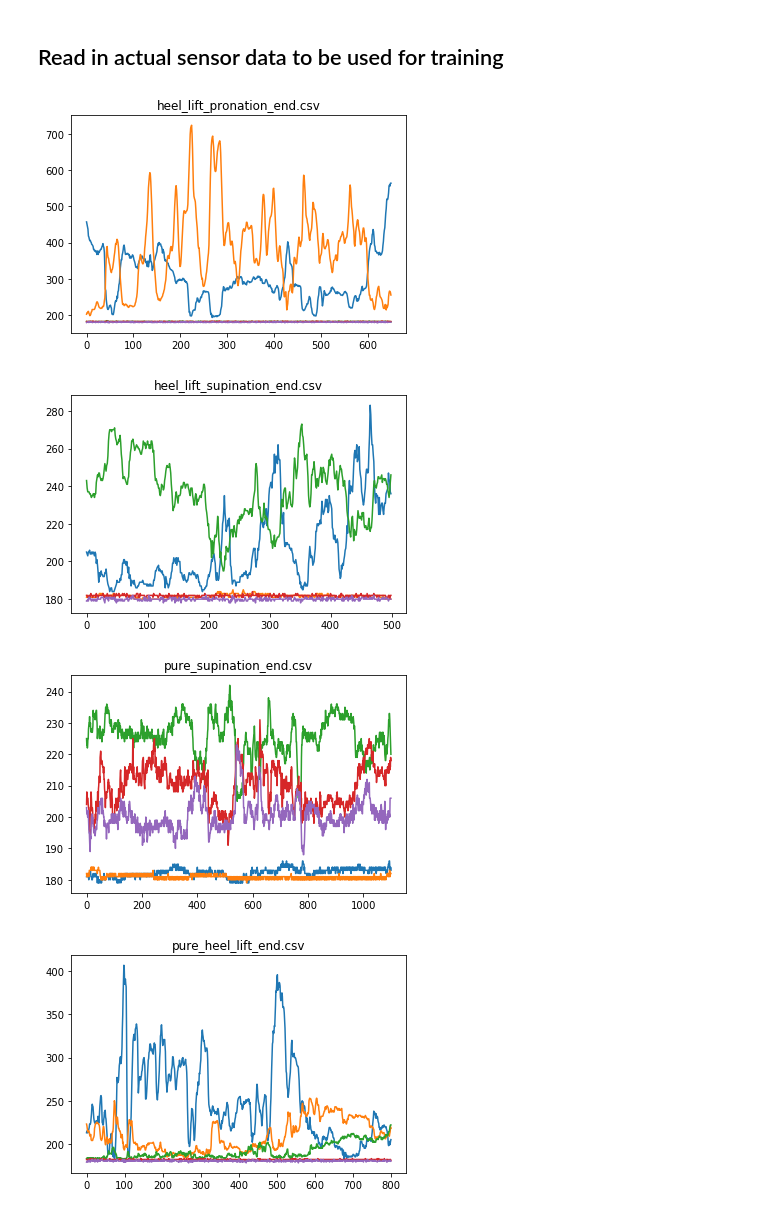
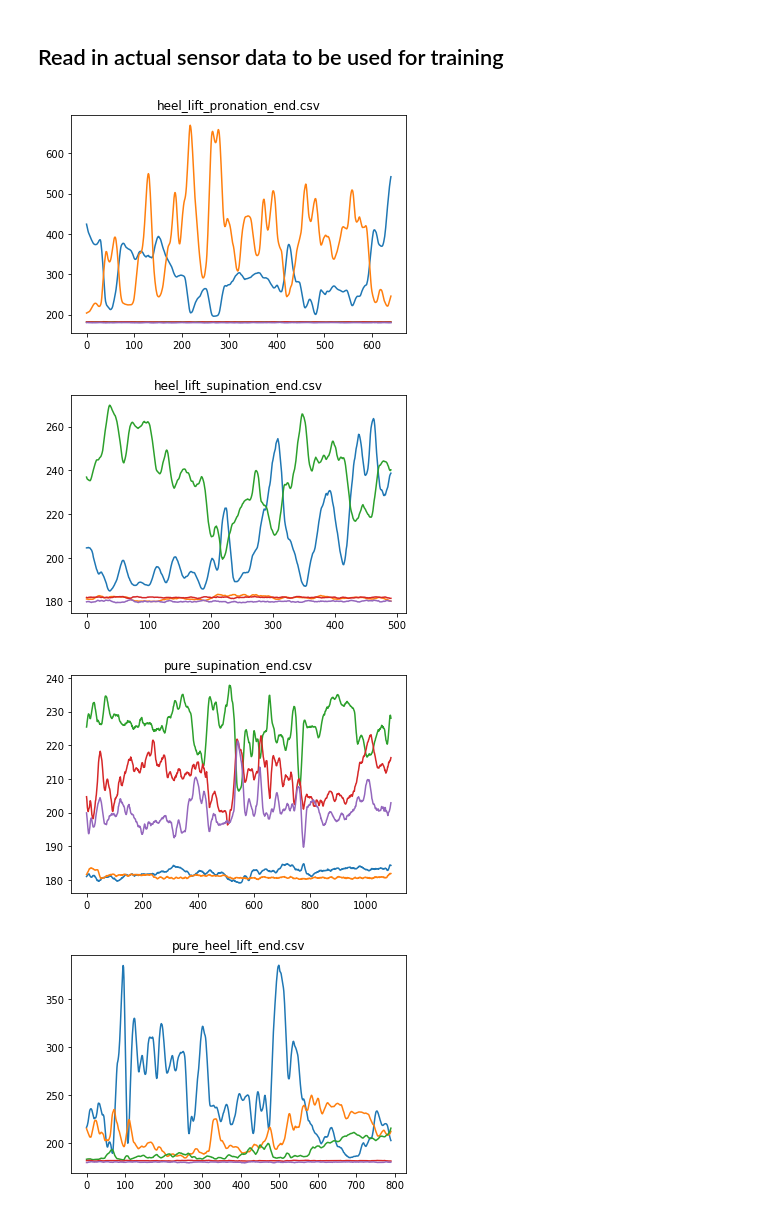
Before and after one commit to agola11/SquatIQ, a Jupyter notebook: experimentation/squatiq_experimentation.ipynb, the cells around one changed output. Cells and saved outputs as stored; diff of their text form; code cells hidden in the pictures.

```diff
--- a/experimentation/squatiq_experimentation.ipynb
+++ b/experimentation/squatiq_experimentation.ipynb
@@ -20,15 +20,7 @@ NUM_SENSORS = 5
 # returns a list of length num_sensors, each is an array of shape (N,)
 # h: smoothing filter
 def preprocess_sensor_data(data, num_sensors, h):
-    y0, y1, y2, y3, y4 = np.hsplit(data, num_sensors)
-    sensor_values = [y0, y1, y2, y3, y4]
-    sensor_values_rshp = []
-    for val in sensor_values:
-        sensor_values_rshp.append(np.reshape(val, len(val)))
-    sensor_values_smth = []
-    for val in sensor_values_rshp:
-        sensor_values_smth.append(np.convolve(val, h, 'valid'))
-    return sensor_values_smth
+    return np.apply_along_axis(lambda row: np.convolve(row, h, mode='valid'), axis=0, arr=data)
 # %% [markdown]
 ## Example: read in sensor data
 # %%
@@ -60,19 +51,23 @@ plt.show()
 # %%
 input_files = {'heel_lift_pronation_end.csv': (450, 1100),
                'heel_lift_supination_end.csv': (200, 700),
                'pure_supination_end.csv': (300, 1400),
                'pure_heel_lift_end.csv': (300, 1100),
                'pure_pronation_end.csv': (200, 1100)}
 
+sensor_data_denoised = {}
+
 for fn in input_files.keys():
     sensor_data = np.genfromtxt(fn, delimiter=',')
     sensor_data = sensor_data[input_files[fn][0]:input_files[fn][1]]
+    sensor_data_smth = preprocess_sensor_data(sensor_data, NUM_SENSORS, h)
+    sensor_data_denoised[fn] = sensor_data_smth
     plt.figure()
     plt.title(fn)
-    plt.plot(sensor_data)
+    plt.plot(sensor_data_smth)
     plt.show()
 # %% [output]
-[figure, old version]
+[figure, new version]
-[figure, old version]
+[figure, new version]
-[figure, old version]
+[figure, new version]
-[figure, old version]
+[figure, new version]
```
Also changed, not shown: parts of 10 cells of this notebook.
